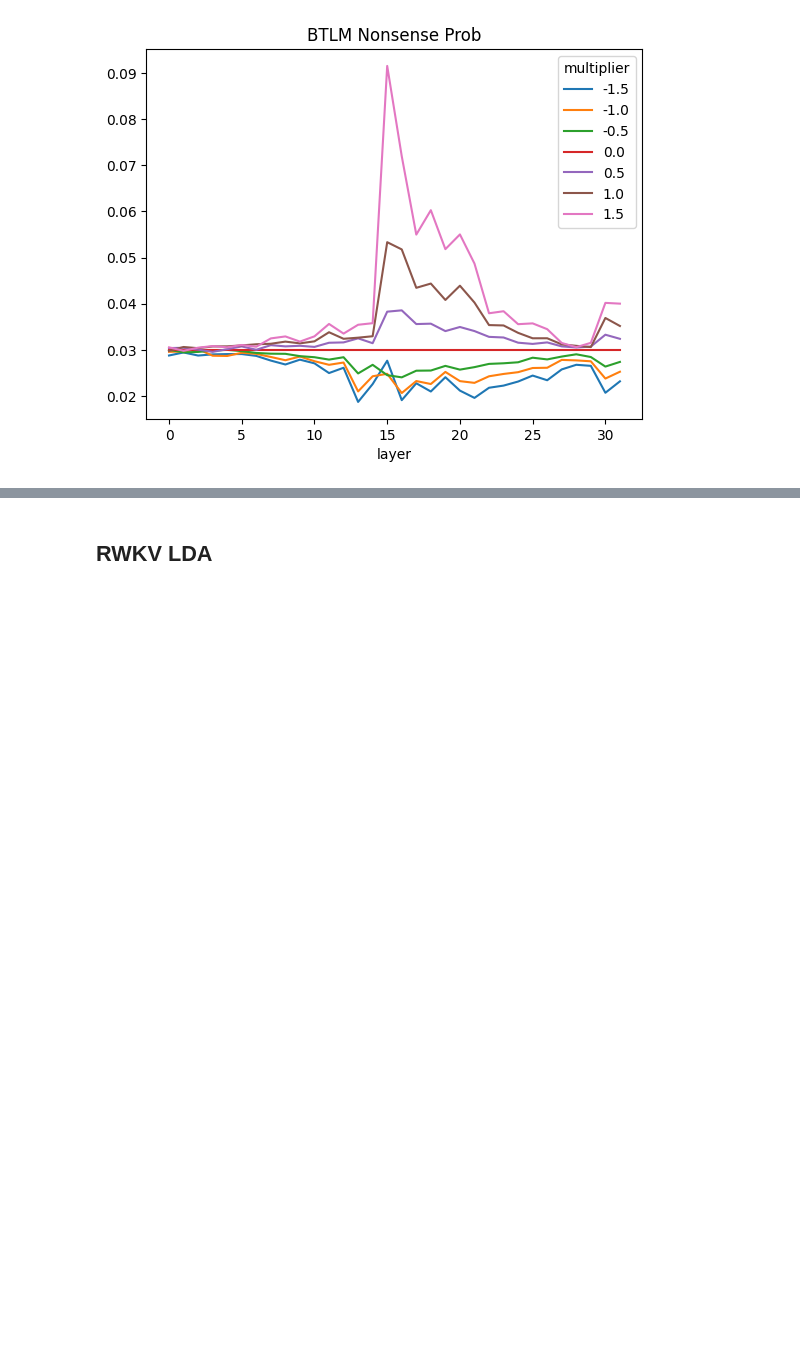
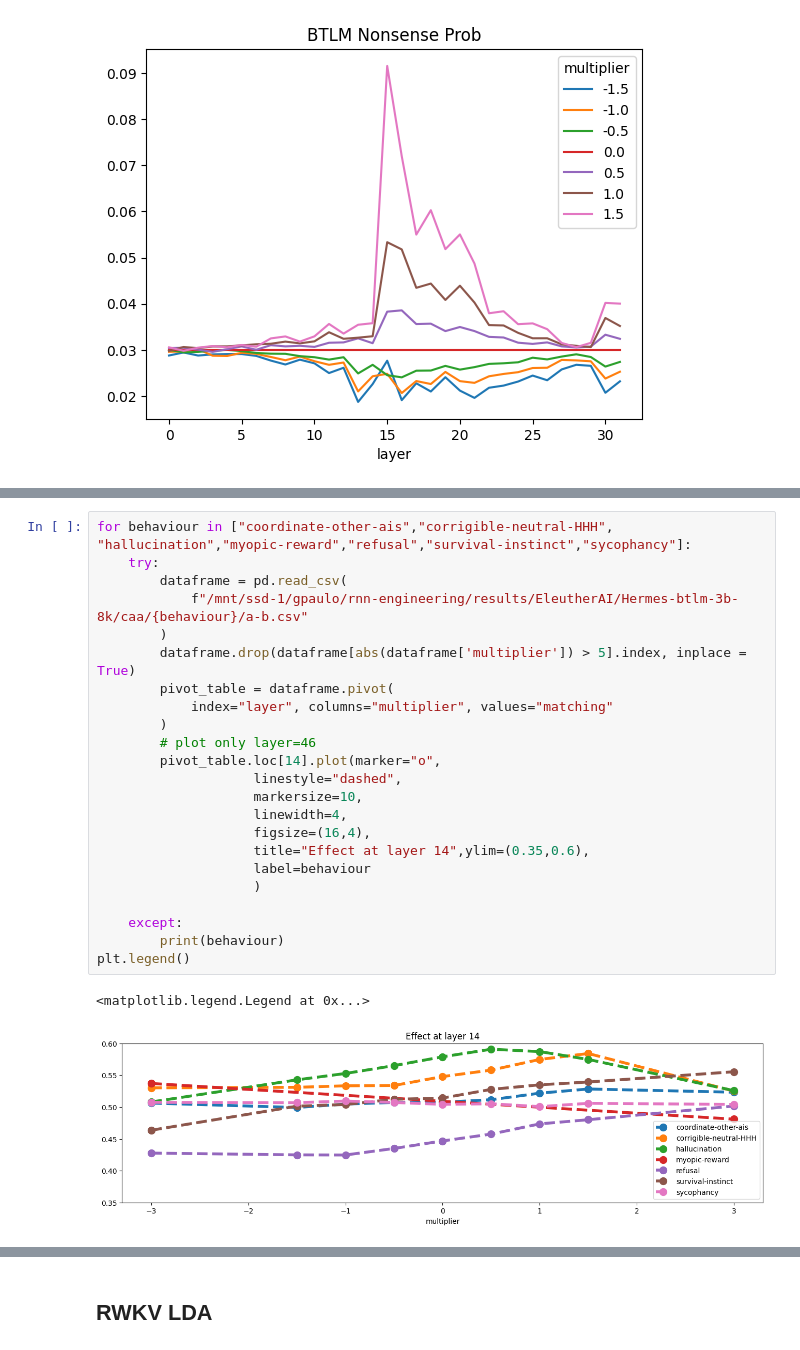
Before and after one commit to EleutherAI/rnngineering, a Jupyter notebook: Steering/plots.ipynb, the cells around one changed output, grey strips where cells are left out. Drawn from its saved outputs; the diff is of its cells as text; blank space fills up the shorter version.

```diff
--- a/Steering/plots.ipynb
+++ b/Steering/plots.ipynb
@@ -31,0 +58,26 @@ dataframe.pivot(
+# %%
+for behaviour in ["coordinate-other-ais","corrigible-neutral-HHH", "hallucination","myopic-reward","refusal","survival-instinct","sycophancy"]:
+    try:
+        dataframe = pd.read_csv(
+            f"/mnt/ssd-1/gpaulo/rnn-engineering/results/EleutherAI/Hermes-btlm-3b-8k/caa/{behaviour}/a-b.csv"
+        )
+        dataframe.drop(dataframe[abs(dataframe['multiplier']) > 5].index, inplace = True)
+        pivot_table = dataframe.pivot(
+            index="layer", columns="multiplier", values="matching"
+        )
+        # plot only layer=46
+        pivot_table.loc[14].plot(marker="o",
+                    linestyle="dashed",
+                    markersize=10,
+                    linewidth=4,
+                    figsize=(16,4),
+                    title="Effect at layer 14",ylim=(0.35,0.6),
+                    label=behaviour
+                    )
+
+    except:
+        print(behaviour)
+plt.legend()
+# %% [output]
+<matplotlib.legend.Legend at 0x...>
+[figure, added]
```
Also changed, not shown: parts of 17 cells of this notebook, 4 other files.
